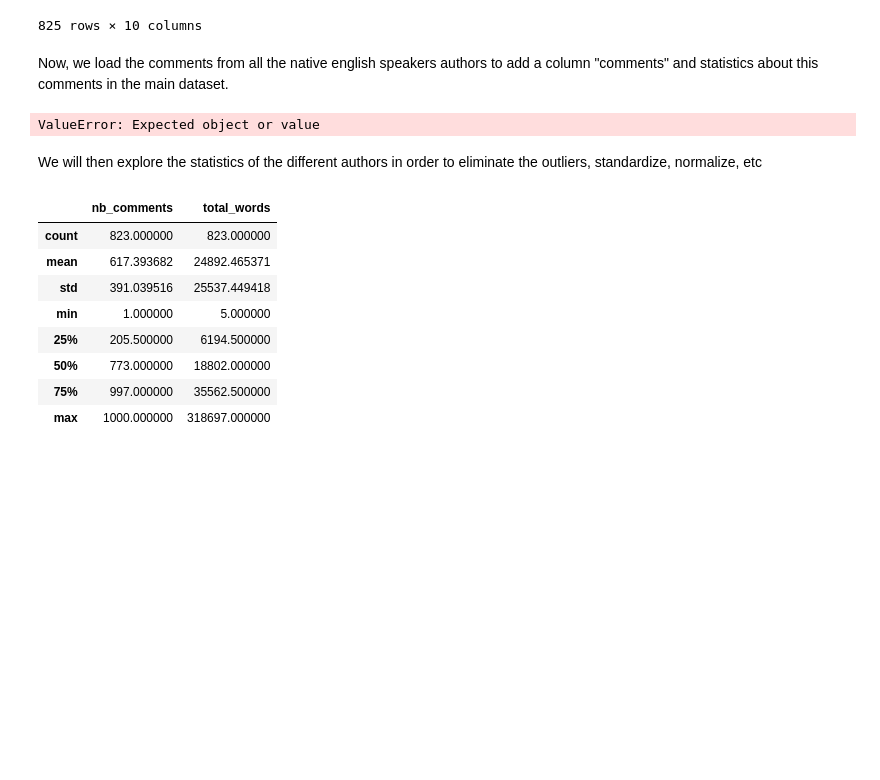
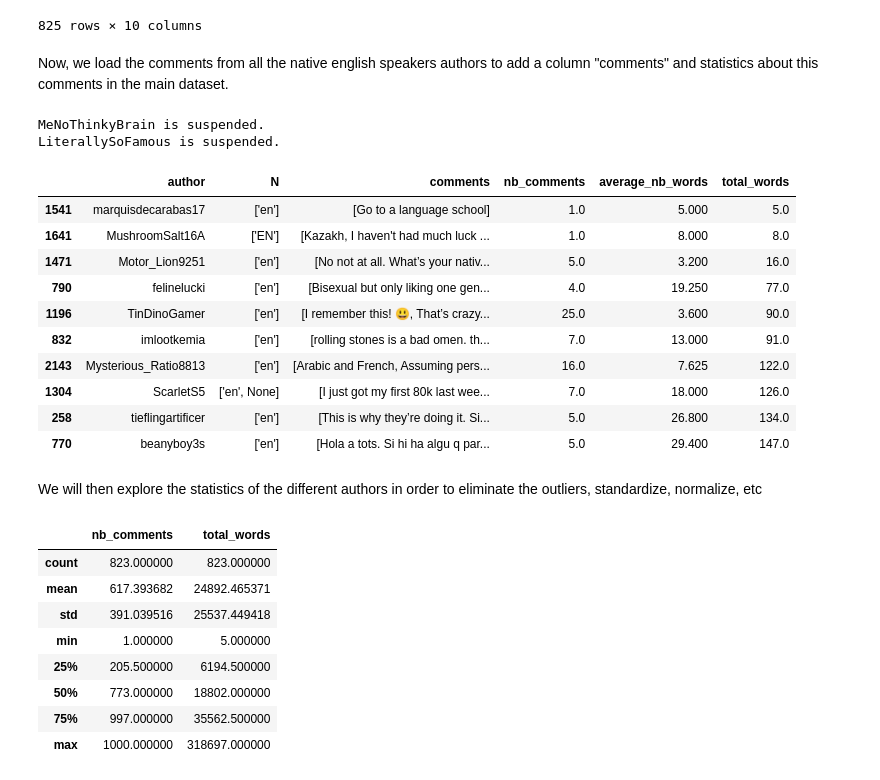
Before and after one commit to CS-433/project2-authclass, a Jupyter notebook: Arthur.ipynb, the cells around one changed output. Drawn from its saved outputs; the diff is of its cells as text; code cells hidden in the pictures; blank space fills up the shorter version.

```diff
--- a/Arthur.ipynb
+++ b/Arthur.ipynb
@@ -54,6 +55,6 @@ main_df = pd.read_csv('Data/user_levels.csv')
 # %%
 # Reduce the main dataframe to the column of interest
-main_df = main_df[['author', 'N']]
+native_english_df = native_english_df[['author', 'N']]
 
 # path to my json files folder
 path_to_json = 'Data/user_comments/'
@@ -62,38 +63,50 @@ path_to_json = 'Data/user_comments/'
 body = []
 average_number_of_words = []
 number_of_comments = []
 total_words = []
 
 # Look through all the native english authors .json to extract the comments and their statistics : average number of words and number of comments per author
-for index, row in main_df.iterrows():
+for index, row in native_english_df.iterrows():
     df = pd.read_json(path_to_json + row['author'] + '.json')
 
     # Some author doesn't have any comments in their json files because they are suspended
     # We fill their values with NaNs
     if (df.iloc[0][0] == 'suspended'):
         print(row['author'], "is suspended.")
         body.append(np.NaN)
         average_number_of_words.append(np.NaN)
         total_words.append(np.NaN)
         number_of_comments.append(np.NaN)
 
     # For the other authors, all the comments are put in a list,
     # we count the number of words in average and the number of comments
     else:
         body.append(df.body.to_list())
         average_number_of_words.append(df['body'].apply(lambda n: len(n.split())).mean())
         total_words.append(df['body'].apply(lambda n: len(n.split())).sum())
         number_of_comments.append(len(df.body))
 
 # Add columns of comments, average number of words per comment and number of comments to the main dataframe
-main_df['comments'] = body
-main_df['nb_comments'] = number_of_comments
+native_english_df['comments'] = body
+native_english_df['nb_comments'] = number_of_comments
 native_english_df['average_nb_words'] = average_number_of_words
 native_english_df['total_words'] = total_words
 
-native_english_df.sort_values(by = 'total_words').head(50)
+native_english_df.sort_values(by = 'total_words').head(10)
 # %% [output]
-ValueError: Expected object or value
+MeNoThinkyBrain is suspended.
+LiterallySoFamous is suspended.
+|  | author | N | comments | nb_comments | average_nb_words | total_words |
+| 1541 | marquisdecarabas17 | ['en'] | [Go to a language school] | 1.0 | 5.000 | 5.0 |
+| 1641 | MushroomSalt16A | ['EN'] | [Kazakh, I haven't had much luck ... | 1.0 | 8.000 | 8.0 |
+| 1471 | Motor_Lion9251 | ['en'] | [No not at all. What’s your nativ... | 5.0 | 3.200 | 16.0 |
+| 790 | felinelucki | ['en'] | [Bisexual but only liking one gen... | 4.0 | 19.250 | 77.0 |
+| 1196 | TinDinoGamer | ['en'] | [I remember this! 😃, That’s crazy... | 25.0 | 3.600 | 90.0 |
+| 832 | imlootkemia | ['en'] | [rolling stones is a bad omen. th... | 7.0 | 13.000 | 91.0 |
+| 2143 | Mysterious_Ratio8813 | ['en'] | [Arabic and French, Assuming pers... | 16.0 | 7.625 | 122.0 |
+| 1304 | ScarletS5 | ['en', None] | [I just got my first 80k last wee... | 7.0 | 18.000 | 126.0 |
+| 258 | tieflingartificer | ['en'] | [This is why they’re doing it. Si... | 5.0 | 26.800 | 134.0 |
+| 770 | beanyboy3s | ['en'] | [Hola a tots. Si hi ha algu q par... | 5.0 | 29.400 | 147.0 |
 # %% [markdown]
 We will then explore the statistics of the different authors in order to eliminate the outliers, standardize, normalize, etc
 # %%
```
Also changed, not shown: parts of 11 cells of this notebook.
